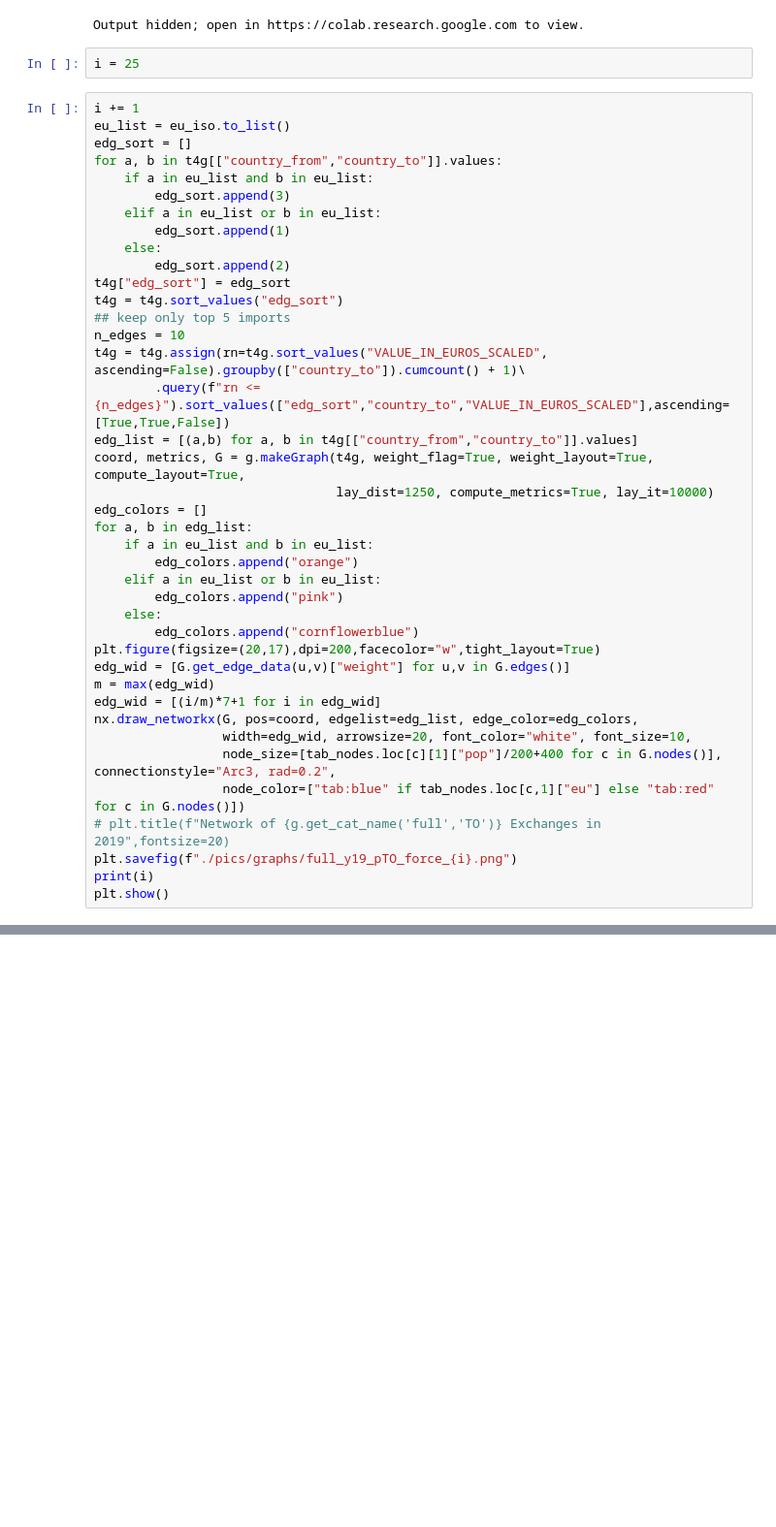
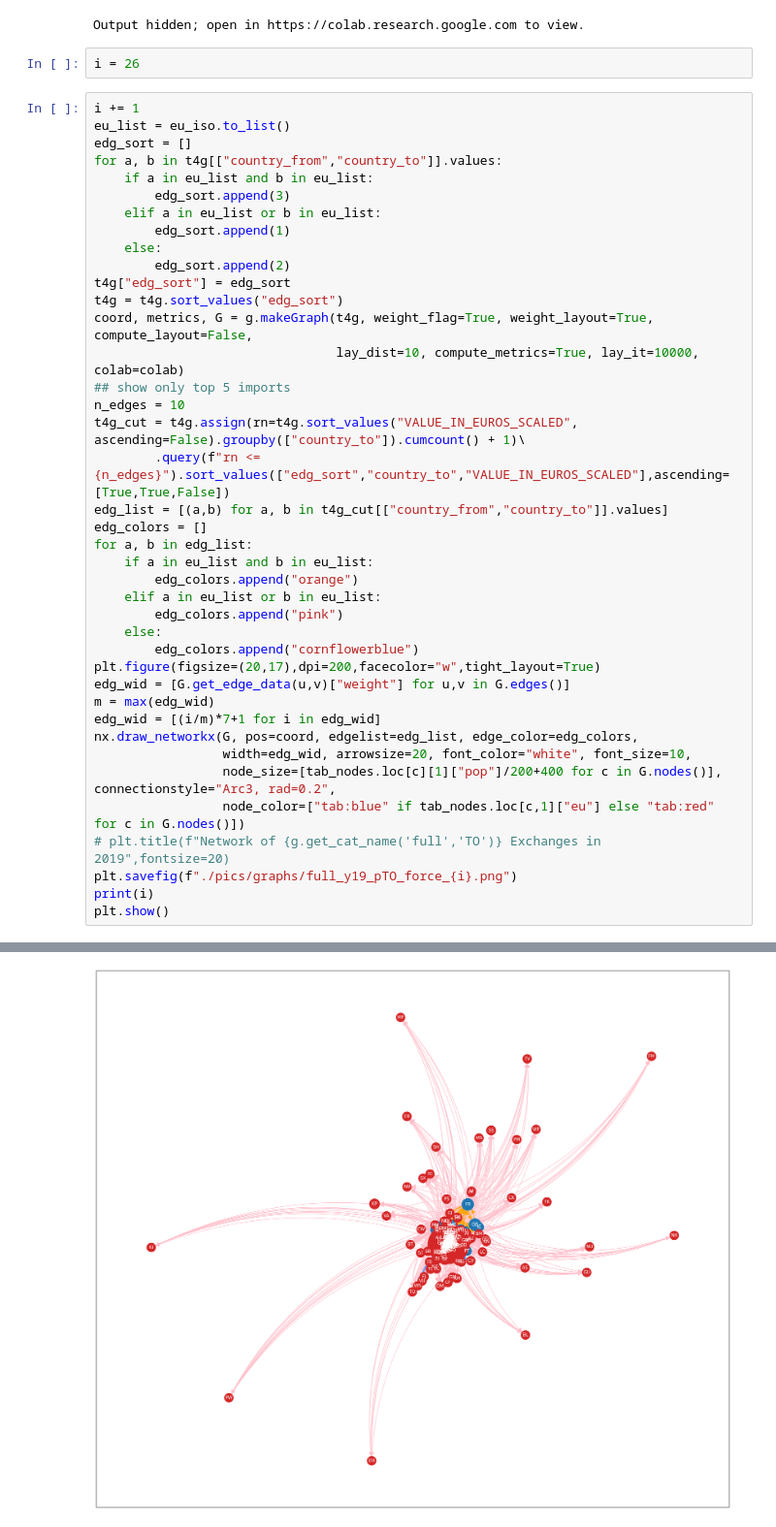
Before and after one commit to PietroDomi/world-trade-thesis, a Jupyter notebook: notebooks/thesis-plots.ipynb, the cells around one changed output, grey strips where cells are left out. Shown at 97% size. Cells and saved outputs as stored; diff of their text form; blank space fills up the shorter version.

Commit message:
colab fix louvain

```diff
--- a/notebooks/thesis-plots.ipynb
+++ b/notebooks/thesis-plots.ipynb
@@ -875,7 +875,7 @@ plt.show()
 # %% [output]
 Output hidden; open in https://colab.research.google.com to view.
 # %%
-i = 25
+i = 26
 # %%
 i += 1
 eu_list = eu_iso.to_list()
@@ -889,13 +889,13 @@ for a, b in t4g[["country_from","country_to"]].values:
         edg_sort.append(2)
 t4g["edg_sort"] = edg_sort
 t4g = t4g.sort_values("edg_sort")
-## keep only top 5 imports
+coord, metrics, G = g.makeGraph(t4g, weight_flag=True, weight_layout=True, compute_layout=False,
+                                lay_dist=10, compute_metrics=True, lay_it=10000, colab=colab)
+## show only top 5 imports
 n_edges = 10
-t4g = t4g.assign(rn=t4g.sort_values("VALUE_IN_EUROS_SCALED", ascending=False).groupby(["country_to"]).cumcount() + 1)\
+t4g_cut = t4g.assign(rn=t4g.sort_values("VALUE_IN_EUROS_SCALED", ascending=False).groupby(["country_to"]).cumcount() + 1)\
         .query(f"rn <= {n_edges}").sort_values(["edg_sort","country_to","VALUE_IN_EUROS_SCALED"],ascending=[True,True,False])
-edg_list = [(a,b) for a, b in t4g[["country_from","country_to"]].values]
-coord, metrics, G = g.makeGraph(t4g, weight_flag=True, weight_layout=True, compute_layout=True,
-                                lay_dist=1250, compute_metrics=True, lay_it=10000)
+edg_list = [(a,b) for a, b in t4g_cut[["country_from","country_to"]].values]
 edg_colors = []
 for a, b in edg_list:
     if a in eu_list and b in eu_list:
@@ -916,3 +916,4 @@ nx.draw_networkx(G, pos=coord, edgelist=edg_list, edge_color=edg_colors,
 plt.savefig(f"./pics/graphs/full_y19_pTO_force_{i}.png")
 print(i)
 plt.show()
+# %% [output]
@@ -918,0 +921 @@ plt.show()
+[figure, added]
```
Also changed, not shown: parts of 3 cells of this notebook, 2 other files.
